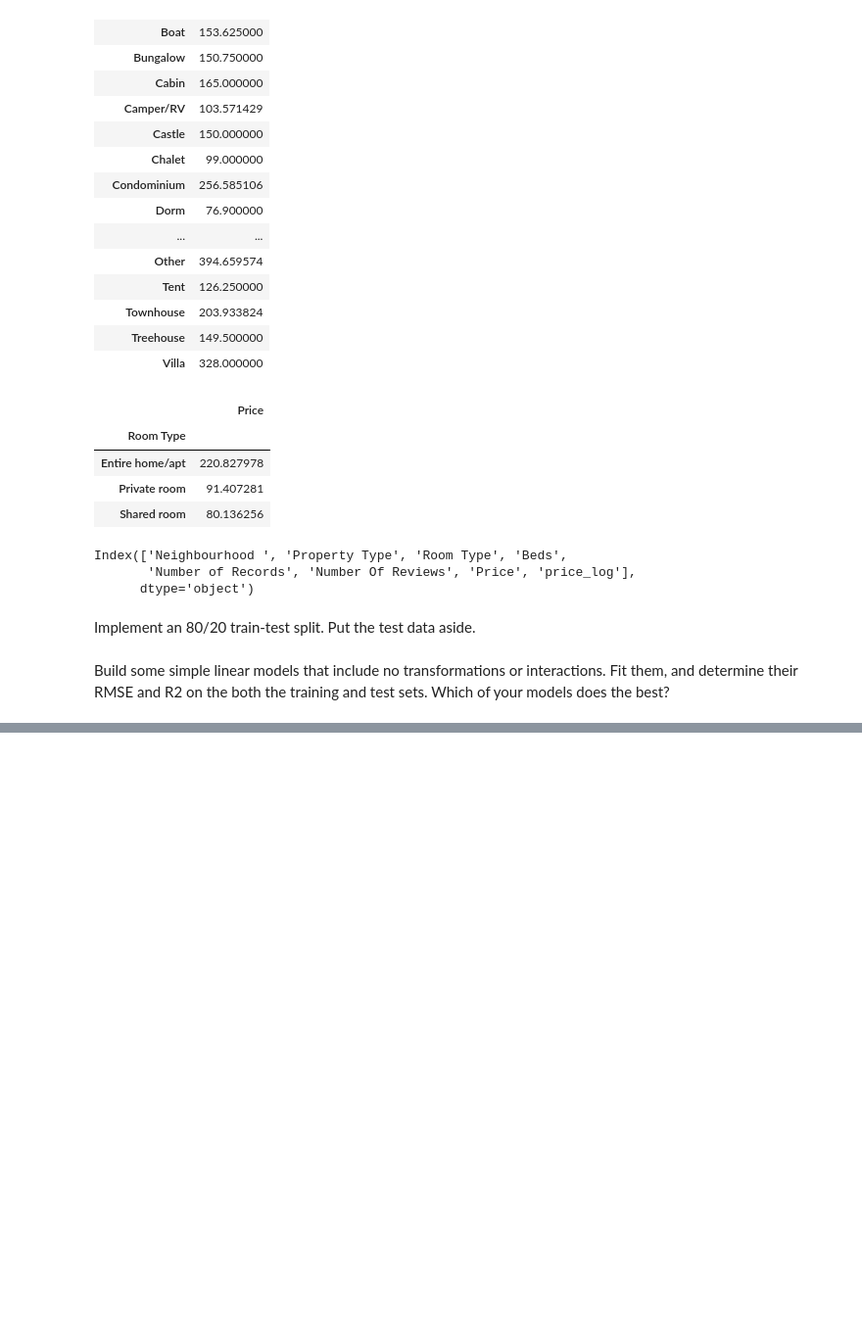
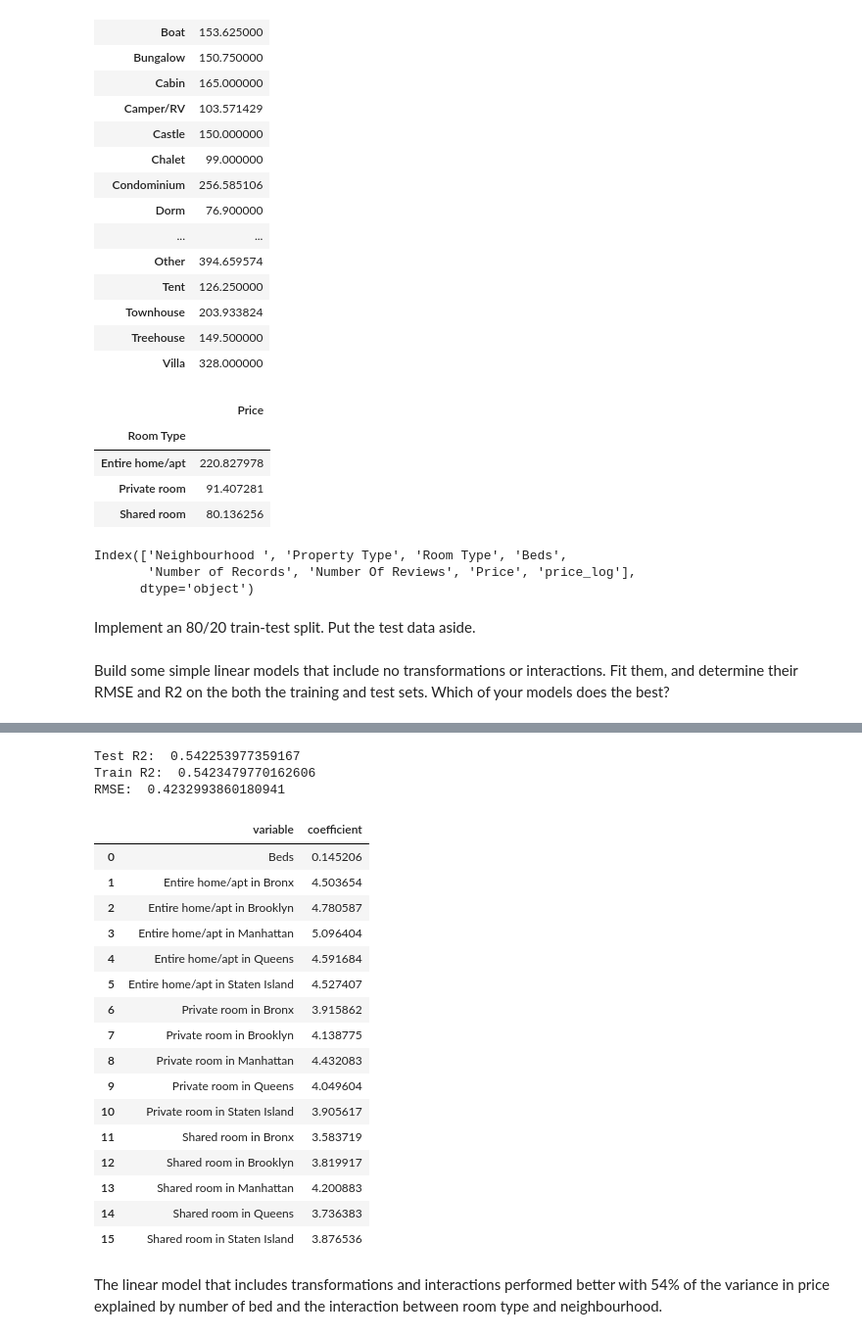
Before and after one commit to DS3001/labs, a Jupyter notebook: 04_hedonic_pricing/04_hedonic_pricing.ipynb, the cells around one changed output, grey strips where cells are left out. Shown at 98% size. Saved outputs shown, nothing was run; the diff lists cells and outputs as text; code cells hidden in the pictures; blank space fills up the shorter version.

```diff
--- a/04_hedonic_pricing/04_hedonic_pricing.ipynb
+++ b/04_hedonic_pricing/04_hedonic_pricing.ipynb
@@ -296,0 +444,48 @@ y= air['price_log']
+# %%
+# Number of records and reviews most not relevant to price. Select most relevant predictors of price. Property Type also too similar to room type
+
+y= air['price_log']
+air['Room_N']= air['Room Type'].astype(str)+ ' in '+ air['Neighbourhood '].astype(str)
+X= pd.concat([air['Beds'], pd.get_dummies(air['Room_N'], dtype= 'int')],
+              axis= 1)
+
+# air['Room_N']= air['Room Type'].astype(str)+ ' in '+ air['Neighbourhood '].astype(str)
+# X= pd.concat([air['Beds'], pd.get_dummies(air['Room_N'], dtype= 'int'),
+#               pd.get_dummies(air['Property Type'], dtype= 'int')],
+#               axis= 1)
+
+
+X_train, X_test, y_train, y_test= train_test_split(X, y, test_size= 0.2, random_state= 100)
+
+model= linear_model.LinearRegression(fit_intercept= False).fit(X_train, y_train)
+y_hat= model.predict(X_test)
+
+print('Test R2: ', model.score(X_test, y_test))
+print('Train R2: ', model.score(X_train, y_train))
+print('RMSE: ', np.sqrt(mean_squared_error(y_test, y_hat)))
+
+results= pd.DataFrame({'variable': model.feature_names_in_ ,'coefficient': model.coef_})
+results
+# %% [output]
+Test R2:  0.542253977359167
+Train R2:  0.5423479770162606
+RMSE:  0.4232993860180941
+|  | variable | coefficient |
+| 0 | Beds | 0.145206 |
+| 1 | Entire home/apt in Bronx | 4.503654 |
+| 2 | Entire home/apt in Brooklyn | 4.780587 |
+| 3 | Entire home/apt in Manhattan | 5.096404 |
+| 4 | Entire home/apt in Queens | 4.591684 |
+| 5 | Entire home/apt in Staten Island | 4.527407 |
+| 6 | Private room in Bronx | 3.915862 |
+| 7 | Private room in Brooklyn | 4.138775 |
+| 8 | Private room in Manhattan | 4.432083 |
+| 9 | Private room in Queens | 4.049604 |
+| 10 | Private room in Staten Island | 3.905617 |
+| 11 | Shared room in Bronx | 3.583719 |
+| 12 | Shared room in Brooklyn | 3.819917 |
+| 13 | Shared room in Manhattan | 4.200883 |
+| 14 | Shared room in Queens | 3.736383 |
+| 15 | Shared room in Staten Island | 3.876536 |
+# %% [markdown]
+The linear model that includes transformations and interactions performed better with 54% of the variance in price explained by number of bed and the interaction between room type and neighbourhood.
```
Also changed, not shown: parts of 16 cells of this notebook.
